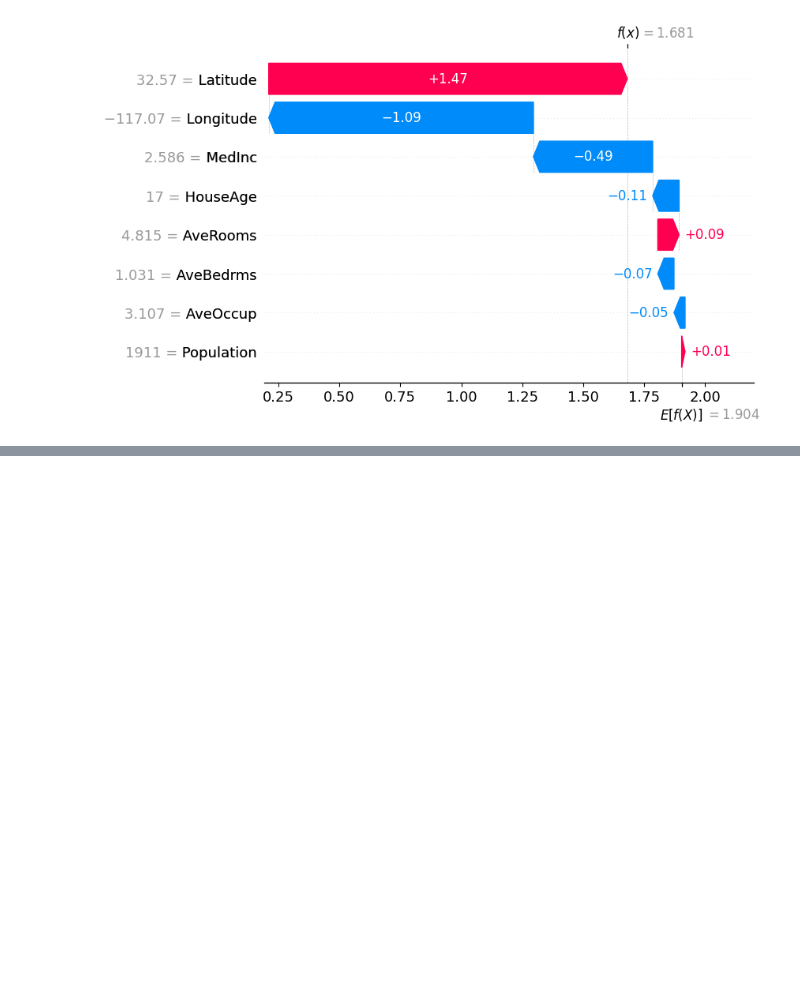
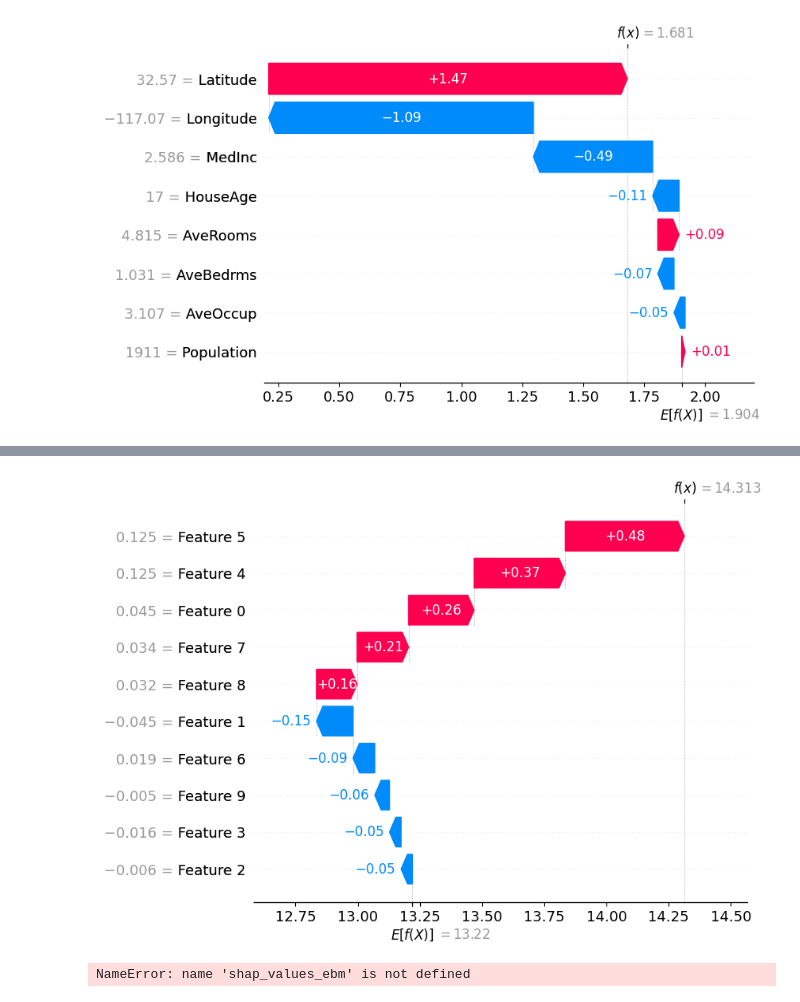
Before and after one commit to zauchi/cropRecommendation, a Jupyter notebook: demo.ipynb, the cells around one changed output, grey strips where cells are left out. Saved outputs shown, nothing was run; the diff lists cells and outputs as text; code cells hidden in the pictures; blank space fills up the shorter version.

```diff
--- a/demo.ipynb
+++ b/demo.ipynb
@@ -66,3 +102,42 @@ shap.plots.scatter(shap_values[:, "MedInc"])
 shap.plots.waterfall(shap_values[sample_ind], max_display=14)
 # %% [output]
 [figure]
+# %%
+import numpy as np
+import tensorflow as tf
+from sklearn.model_selection import train_test_split
+from sklearn.datasets import load_diabetes
+import shap
+
+# Load dataset
+data = load_diabetes()
+X, y = data.data, data.target
+
+# Split data into train and test sets
+X_train, X_test, y_train, y_test = train_test_split(X, y, test_size=0.2, random_state=42)
+
+# Define a simple TensorFlow model
+model = tf.keras.Sequential([
+    tf.keras.layers.Dense(64, activation='relu', input_shape=(X_train.shape[1],)),
+    tf.keras.layers.Dense(32, activation='relu'),
+    tf.keras.layers.Dense(1)
+])
+
+# Compile the model
+model.compile(optimizer='adam', loss='mean_squared_error')
+
+# Train the model
+model.fit(X_train, y_train, epochs=10, batch_size=32, verbose=0)
+
+# Predict to ensure the model works
+predictions = model.predict(X_test[:5])
+print("Sample Predictions:", predictions.flatten())
+
+# Use SHAP to explain the model's predictions
+# SHAP requires a wrapper for TensorFlow models
+explainer = shap.Explainer(model, X_train)
+shap_values = explainer(X_test[:10])
+
+# Visualize the explanation for a specific prediction
+shap.plots.waterfall(shap_values[0])
+# %% [output]
@@ -68,0 +146,6 @@ shap.plots.waterfall(shap_values[sample_ind], max_display=14)
+[figure, added]
+# %%
+# the waterfall_plot shows how we get from explainer.expected_value to model.predict(X)[sample_ind]
+shap.plots.beeswarm(shap_values_ebm)
+# %% [output]
+NameError: name 'shap_values_ebm' is not defined
```
Also changed, not shown: parts of 3 cells of this notebook.
